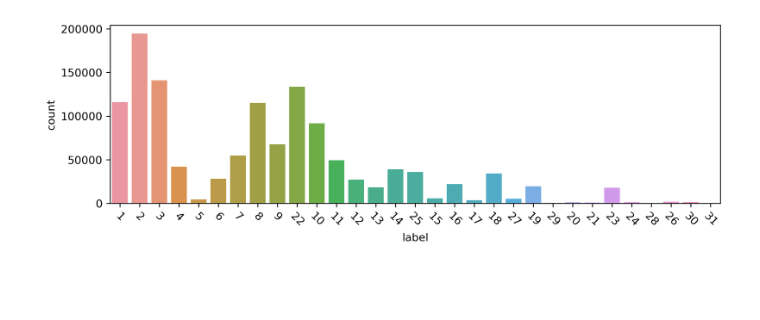
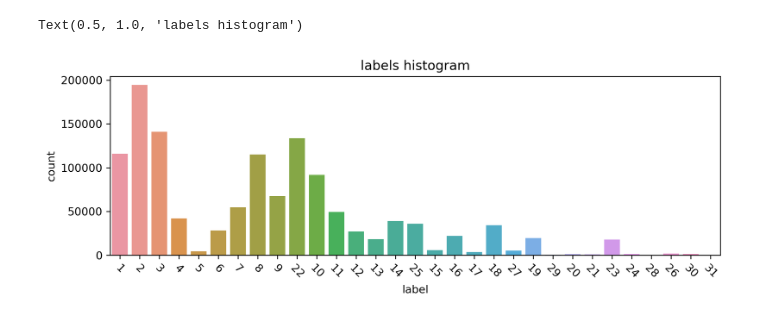
Before and after one commit to SivanLevin/BirdSongBout, a Jupyter notebook: trying_BSB_py.ipynb, the cells around one changed output. Cells and saved outputs as stored; diff of their text form; code cells hidden in the pictures; blank space fills up the shorter version.

Commit message:
added function that creates df from annotation file, and added some example plots

```diff
--- a/trying_BSB_py.ipynb
+++ b/trying_BSB_py.ipynb
@@ -27,15 +9,25 @@ str(audseqs[0][1].audio_path)
 # %%
-records = []
-for annot in audseqs[0]:
-    curr_path = str(annot.audio_path)
-    for segment in annot.seq.segments:
-        records.append(
-            {
-                'path': curr_path,
-                'label': segment.label,
-                'duration': segment.offset_s - segment.onset_s,
-                'start': segment.onset_s,
-                'end': segment.offset_s
-            }
-        )
-# TODO: add time from prev and turn to function
+def create_syl_df_from_annot_file(file_path):
+    scribe = crowsetta.Transcriber(format='yarden')
+    audseq = scribe.from_file(data_path)
+    records = []
+    for annot in audseqs[0]:
+        curr_path = str(annot.audio_path)
+        prev_segment = None
+        for segment in annot.seq.segments:
+            time_from_prev = None
+            if prev_segment:
+                time_from_prev = segment.onset_s - prev_segment.offset_s
+            records.append(
+                {
+                    'path': curr_path,
+                    'label': segment.label,
+                    'duration': segment.offset_s - segment.onset_s,
+                    'start': segment.onset_s,
+                    'end': segment.offset_s,
+                    'time_from_prev': time_from_prev
+
+                }
+            )
+            prev_segment = segment
+    return pd.DataFrame.from_records(records)
@@ -65,0 +34,2 @@ df = pd.DataFrame.from_records(records)
+# %%
+df = create_syl_df_from_annot_file(data_path)
@@ -66,6 +45,8 @@ df = pd.DataFrame.from_records(records)
 # %%
 fig, ax = plt.subplots(figsize=(10,3), dpi=300)
-sns.countplot(data=df, x='label', ax=ax)
-ax.set_xticklabels(ax.get_xticklabels(),rotation = -45);
+sns.countplot(data=df[['label']], x='label', ax=ax)
+ax.set_xticklabels(ax.get_xticklabels(),rotation = -45)
+ax.set_title('labels histogram')
 # %% [output]
+Text(0.5, 1.0, 'labels histogram')
-[figure, old version]
+[figure, new version]
```
Also changed, not shown: parts of 17 cells of this notebook.
